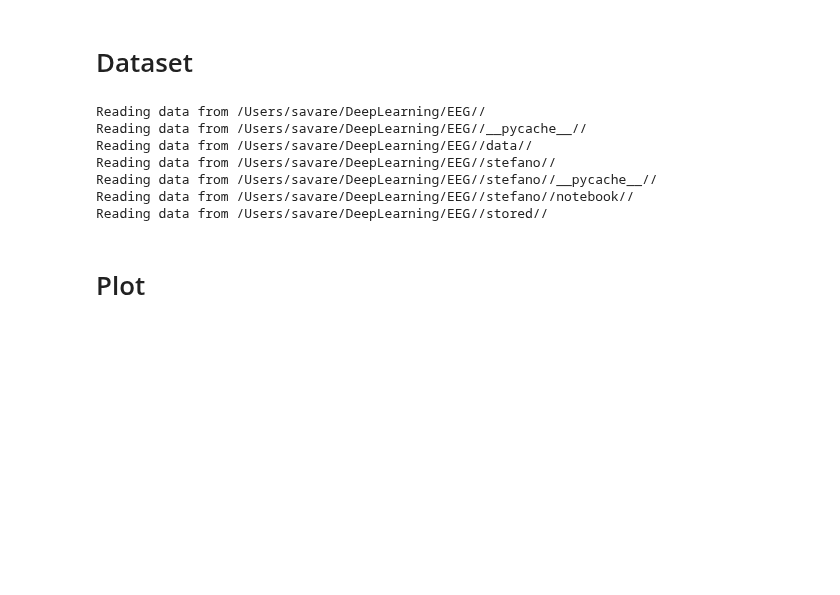
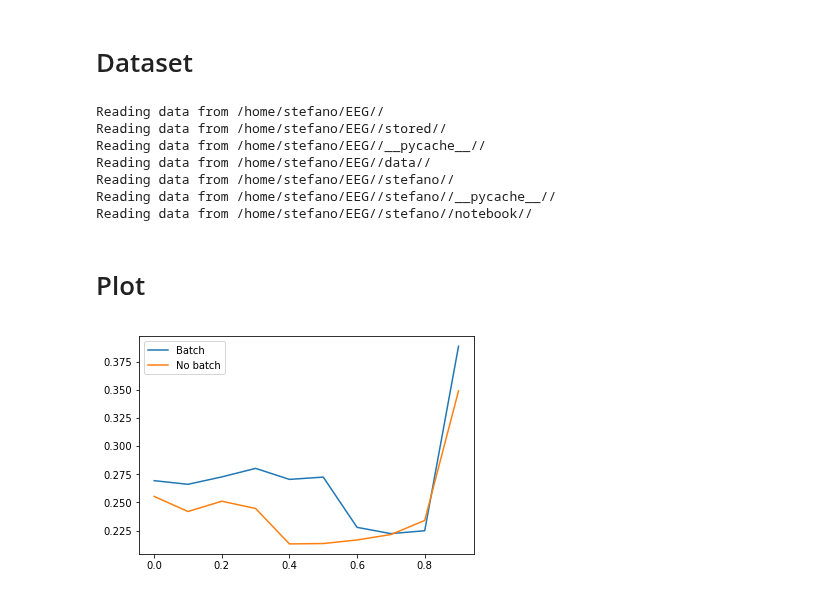
Before and after one commit to deatinor/EEG, a Jupyter notebook: stefano/plot.ipynb, the cells around one changed output. Saved outputs shown, nothing was run; the diff lists cells and outputs as text; code cells hidden in the pictures; blank space fills up the shorter version.

```diff
--- a/stefano/plot.ipynb
+++ b/stefano/plot.ipynb
@@ -30,18 +30,20 @@ from parse_dataset import *
 # %% [markdown]
 # Dataset
 # %%
-folder=Dataset(base_directory='/Users/savare/DeepLearning/',dataset='eeg')
+folder=Dataset(base_directory='/home/stefano/',dataset='eeg')
 # %% [output]
-Reading data from /Users/savare/DeepLearning/EEG//
-Reading data from /Users/savare/DeepLearning/EEG//__pycache__//
-Reading data from /Users/savare/DeepLearning/EEG//data//
-Reading data from /Users/savare/DeepLearning/EEG//stefano//
-Reading data from /Users/savare/DeepLearning/EEG//stefano//__pycache__//
-Reading data from /Users/savare/DeepLearning/EEG//stefano//notebook//
-Reading data from /Users/savare/DeepLearning/EEG//stored//
+Reading data from /home/stefano/EEG//
+Reading data from /home/stefano/EEG//stored//
+Reading data from /home/stefano/EEG//__pycache__//
+Reading data from /home/stefano/EEG//data//
+Reading data from /home/stefano/EEG//stefano//
+Reading data from /home/stefano/EEG//stefano//__pycache__//
+Reading data from /home/stefano/EEG//stefano//notebook//
 # %%
 single_layer=read_pickle(folder.stored.file('single'))
 three_layers=read_pickle(folder.stored.file('three'))
+three_layers_no_batch=read_pickle(folder.stored.file('three_layers_no_batch'))
+three_layers_1cnn=read_pickle(folder.stored.file('three_layers_1cnn'))
 # %% [markdown]
 # Plot
 # %%
@@ -59 +63,15 @@ def get_performance(results):
+# %%
+errors_train,errors_validation,errors_test=get_performance(three_layers)
+# plt.plot(dropout_values,errors_train)
+plt.plot(dropout_values,errors_test,label='Batch')
+
+errors_train,errors_validation,errors_test=get_performance(three_layers_1cnn)
+# plt.plot(dropout_values,errors_train)
+plt.plot(dropout_values,errors_test,label='No batch')
+
+plt.legend()
+
+plt.show()
+# %% [output]
+[figure, added]
 # %%
```
Also changed, not shown: parts of 3 cells of this notebook, 10 other files.
